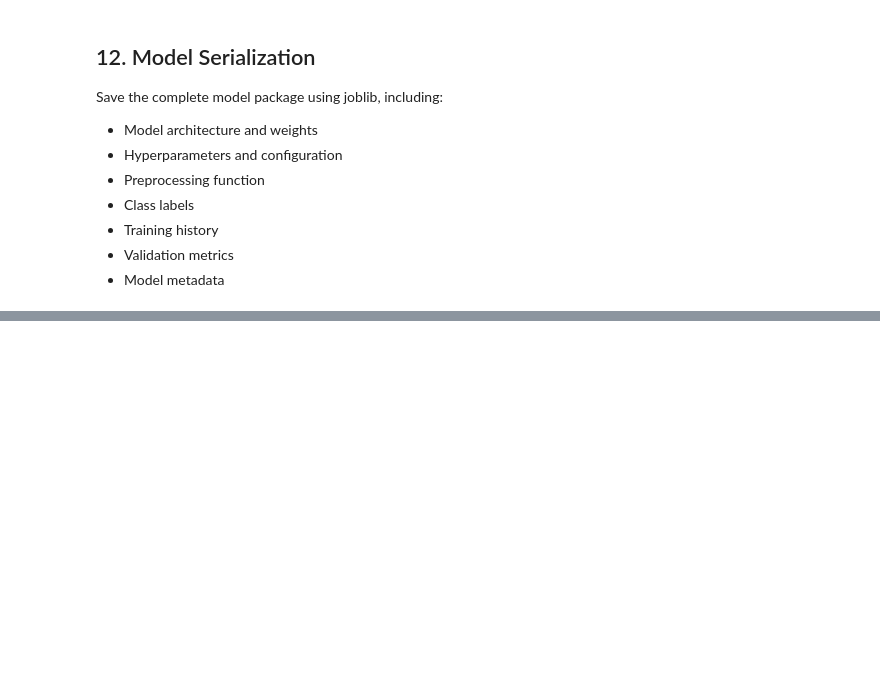
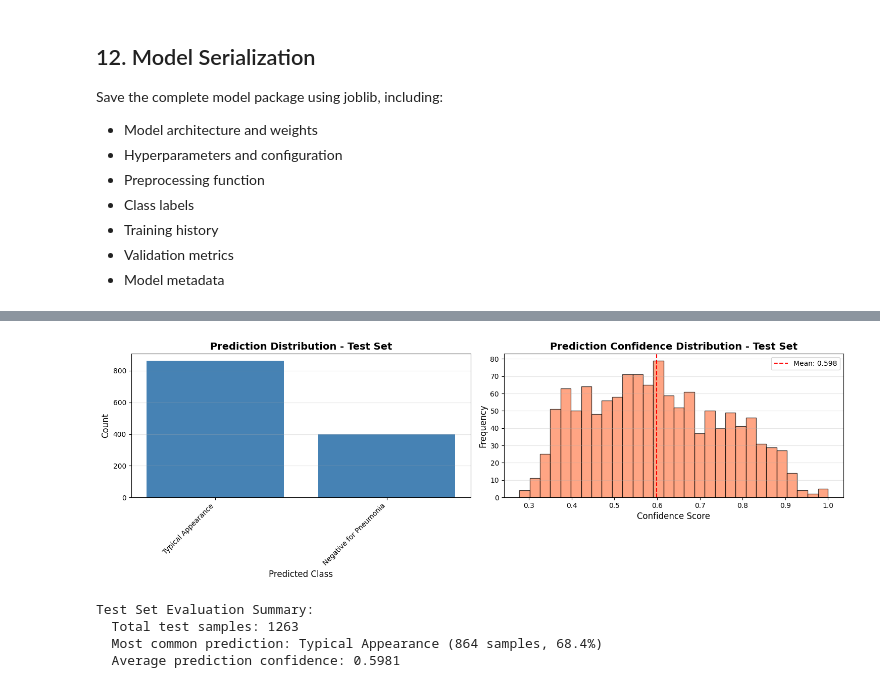
Before and after one commit to alexdancer/Covid19-Image-Classification, a Jupyter notebook: Covid19_Image_Modeling_1.ipynb, the cells around one changed output, grey strips where cells are left out. Drawn from its saved outputs; the diff is of its cells as text; code cells hidden in the pictures; blank space fills up the shorter version.

Commit message:
Updated README.md, added the testing predictions to notebooks, and also reorgranized and reformatted some code

```diff
--- a/Covid19_Image_Modeling_1.ipynb
+++ b/Covid19_Image_Modeling_1.ipynb
@@ -869,0 +1020,38 @@ print(f"   model_package = serializer.load_model('{model_file.parent}')")
+# %%
+# Visualize test set predictions
+fig, axes = plt.subplots(1, 2, figsize=(15, 5))
+
+# Prediction distribution
+pred_counts = test_df['predicted_label'].value_counts()
+axes[0].bar(range(len(pred_counts)), pred_counts.values, color='steelblue')
+axes[0].set_xticks(range(len(pred_counts)))
+axes[0].set_xticklabels(pred_counts.index, rotation=45, ha='right')
+axes[0].set_title('Prediction Distribution - Test Set', fontsize=14, fontweight='bold')
+axes[0].set_xlabel('Predicted Class', fontsize=12)
+axes[0].set_ylabel('Count', fontsize=12)
+axes[0].grid(True, alpha=0.3, axis='y')
+
+# Confidence distribution
+axes[1].hist(test_predicted_probs, bins=30, color='coral', edgecolor='black', alpha=0.7)
+axes[1].set_title('Prediction Confidence Distribution - Test Set', fontsize=14, fontweight='bold')
+axes[1].set_xlabel('Confidence Score', fontsize=12)
+axes[1].set_ylabel('Frequency', fontsize=12)
+axes[1].axvline(test_predicted_probs.mean(), color='red', linestyle='--',
+                label=f'Mean: {test_predicted_probs.mean():.3f}')
+axes[1].legend()
+axes[1].grid(True, alpha=0.3, axis='y')
+
+plt.tight_layout()
+plt.show()
+
+# Print summary
+print("Test Set Evaluation Summary:")
+print(f"  Total test samples: {len(test_df)}")
+print(f"  Most common prediction: {pred_counts.index[0]} ({pred_counts.iloc[0]} samples, {100*pred_counts.iloc[0]/len(test_df):.1f}%)")
+print(f"  Average prediction confidence: {test_predicted_probs.mean():.4f}")
+# %% [output]
+[figure, added]
+Test Set Evaluation Summary:
+  Total test samples: 1263
+  Most common prediction: Typical Appearance (864 samples, 68.4%)
+  Average prediction confidence: 0.5981
```
Also changed, not shown: parts of 12 cells of this notebook, 30 other files.
